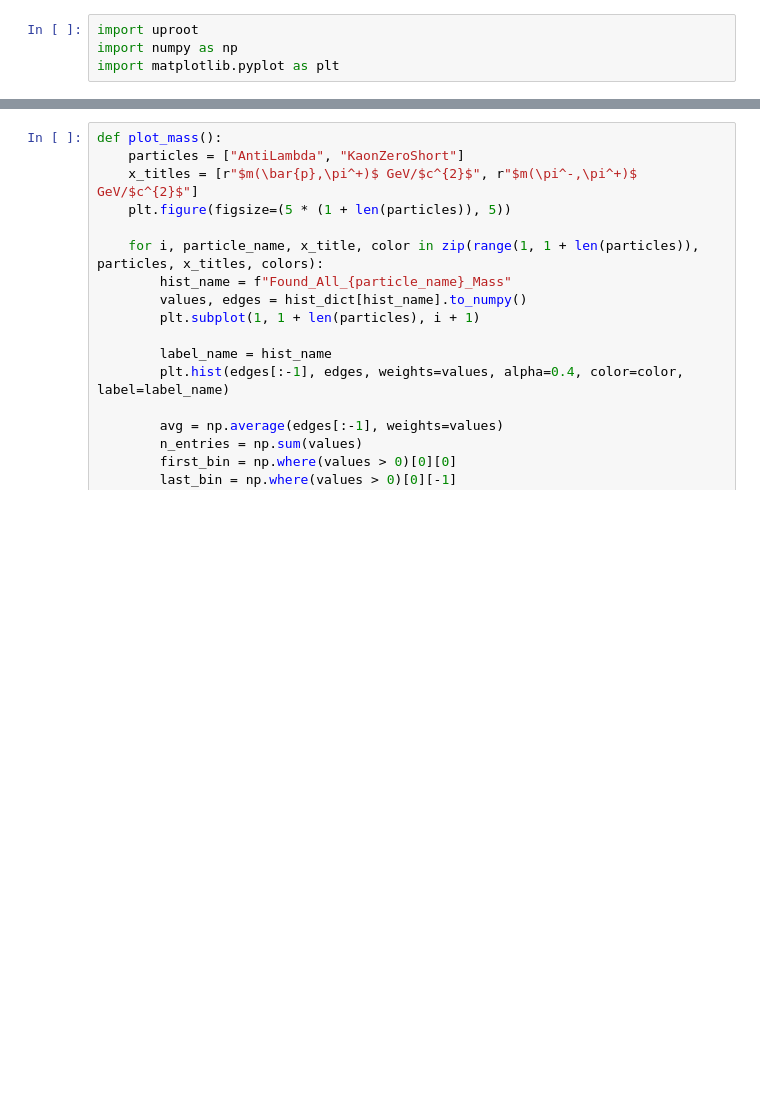
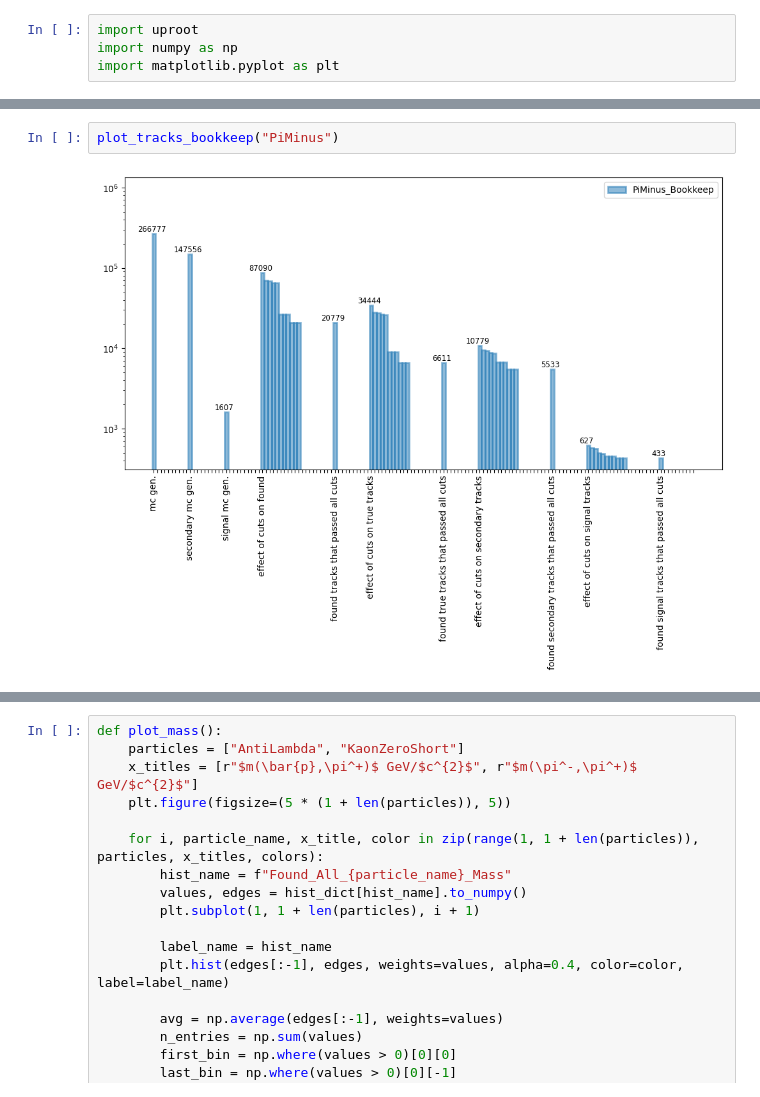
Before and after one commit to HD-ALICE-Sexaquark/analysis, a Jupyter notebook: jupyter/ShowCutFlow.ipynb, the cells around one changed output, grey strips where cells are left out. Drawn from its saved outputs; the diff is of its cells as text; blank space fills up the shorter version.

```diff
--- a/jupyter/ShowCutFlow.ipynb
+++ b/jupyter/ShowCutFlow.ipynb
@@ -70,0 +58,4 @@ plot_bookkeep()
+# %%
+plot_tracks_bookkeep("PiMinus")
+# %% [output]
+[figure, added]
```
Also changed, not shown: parts of 16 cells of this notebook.
